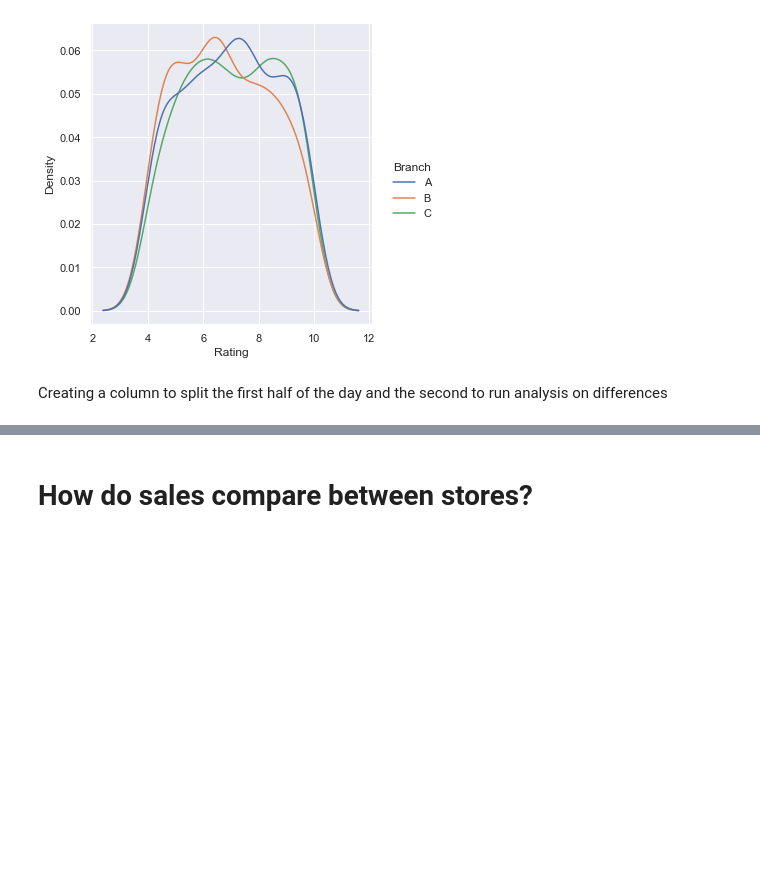
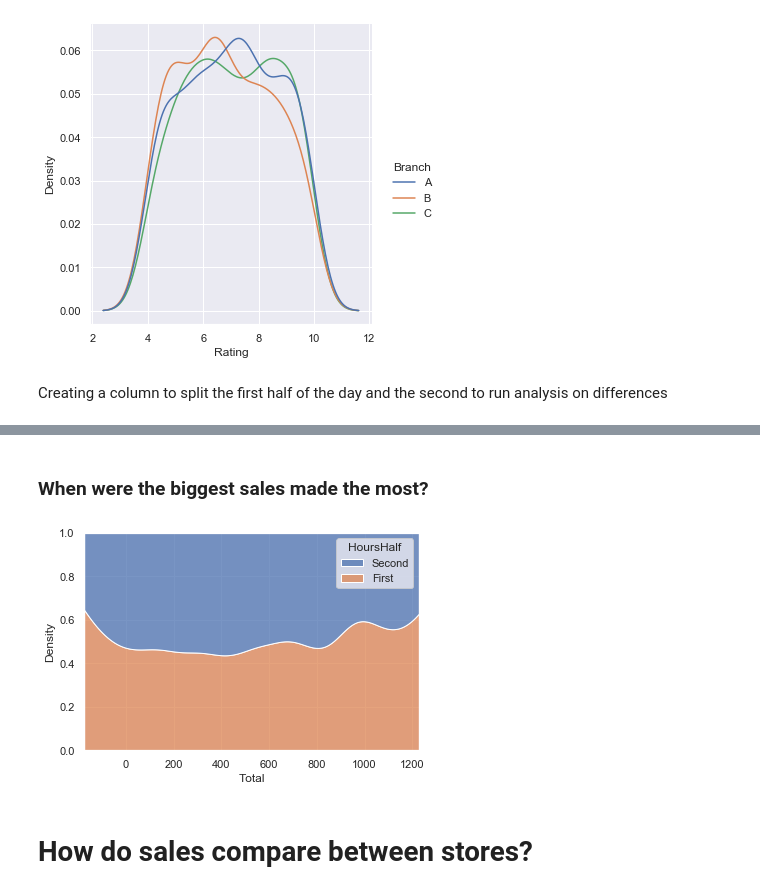
Before and after one commit to gvarg75/Springboard, a Jupyter notebook: assignments/data_storytelling/supermarket_sales.ipynb, the cells around one changed output, grey strips where cells are left out. Saved outputs shown, nothing was run; the diff lists cells and outputs as text; code cells hidden in the pictures; blank space fills up the shorter version.

```diff
--- a/assignments/data_storytelling/supermarket_sales.ipynb
+++ b/assignments/data_storytelling/supermarket_sales.ipynb
@@ -102,4 +88,10 @@ grid.map(plt.hist, 'Rating')
 [figure]
+# %% [markdown]
+### When were the biggest sales made the most?
+# %%
+sns.kdeplot(data=sales, x='Total', hue='HoursHalf', hue_order=['Second', 'First'], multiple='fill');
+# %% [output]
+[figure, added]
 # %% [markdown]
 # How do sales compare between stores?
 # %% [markdown]
```
Also changed, not shown: parts of 5 cells of this notebook, 1 other file.
